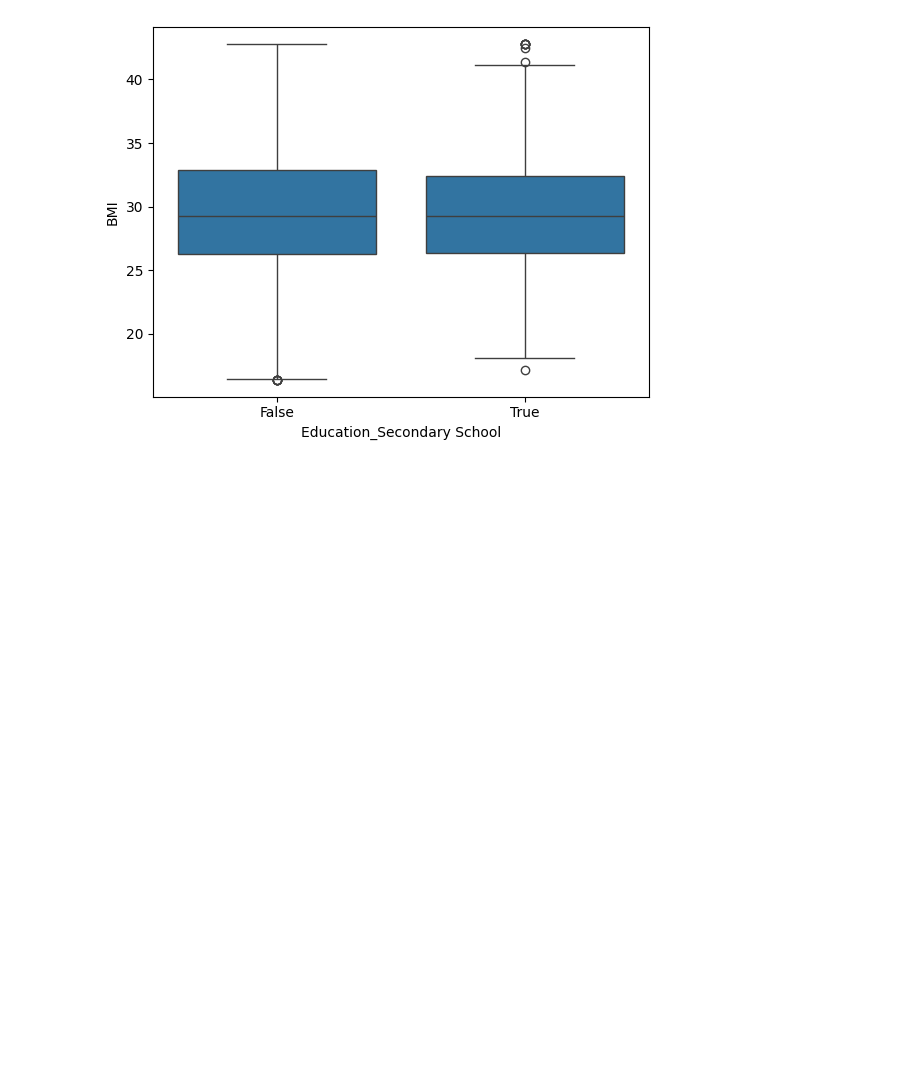
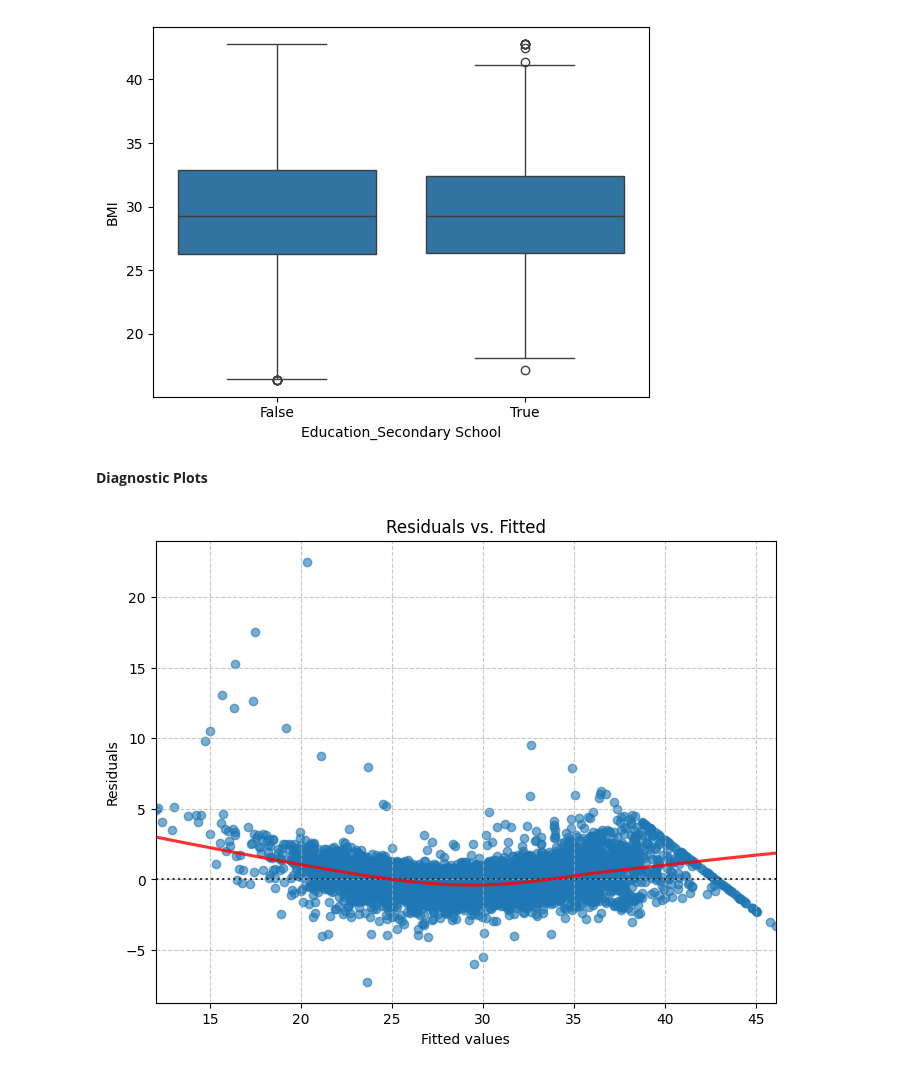
Before and after one commit to sadullahozcan/sarcopenia_eda_analysis, a Jupyter notebook: EDA_08_lin_reg_final.ipynb, the cells around one changed output. Saved outputs shown, nothing was run; the diff lists cells and outputs as text; code cells hidden in the pictures; blank space fills up the shorter version.

```diff
--- a/EDA_08_lin_reg_final.ipynb
+++ b/EDA_08_lin_reg_final.ipynb
@@ -800,7 +800,7 @@ All VIFs are below the threshold.
 # %%
 #Statistical Significance (using statsmodels)
 X_sm = sm.add_constant(X)
-model = sm.OLS(y, X_sm)  # For linear regression
+model = sm.OLS(y, X_sm).fit()  # For linear regression
 results = model.fit()
 print(results.summary())
 # %% [output]
@@ -863,3 +863,5 @@ sns.boxplot(data=df_lineer, x='Education_Secondary School', y='BMI')
 # %% [output]
 <Axes: xlabel='Education_Secondary School', ylabel='BMI'>
 [figure]
+# %% [markdown]
+**Diagnostic Plots**
@@ -865,0 +871,12 @@ sns.boxplot(data=df_lineer, x='Education_Secondary School', y='BMI')
+# %%
+# Residuals vs. Fitted Plot
+plt.figure(figsize=(8, 6))
+sns.residplot(x=results.fittedvalues, y=results.resid, lowess=True,
+              line_kws={'color': 'red', 'alpha': 0.8}, scatter_kws={'alpha': 0.6})
+plt.xlabel("Fitted values")
+plt.ylabel("Residuals")
+plt.title("Residuals vs. Fitted")
+plt.grid(True, linestyle='--', alpha=0.7)
+plt.show()
+# %% [output]
+[figure, added]
```
Also changed, not shown: parts of 6 cells of this notebook.
